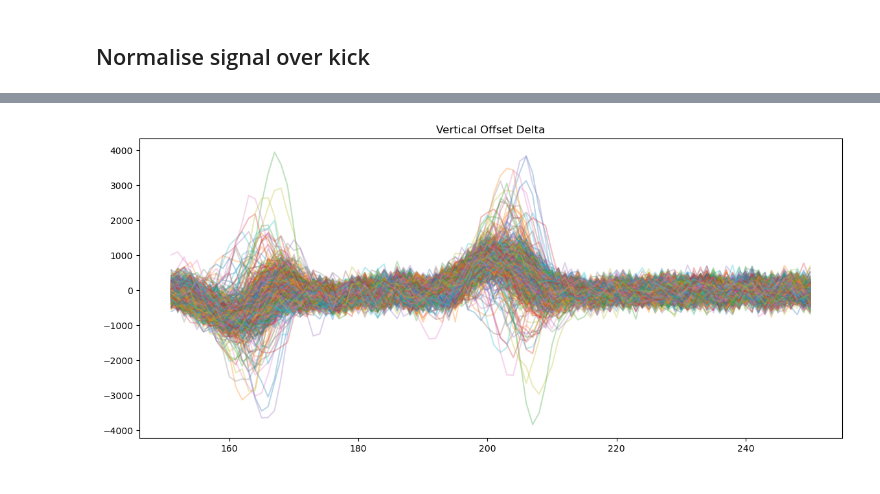
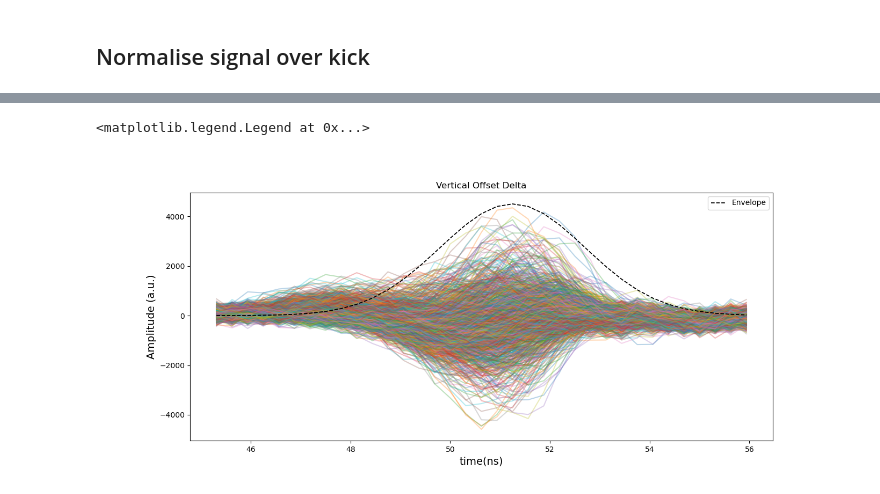
Before and after one commit to frastra2004/SPS_TMCI, a Jupyter notebook: beam_RMS_SPS.ipynb, the cells around one changed output, grey strips where cells are left out. Saved outputs shown, nothing was run; the diff lists cells and outputs as text; code cells hidden in the pictures.

```diff
--- a/beam_RMS_SPS.ipynb
+++ b/beam_RMS_SPS.ipynb
@@ -465,14 +470,24 @@ plt.show()
 offset_vert_delta_split = np.empty((10000,1000))
 for i in range(10000):
     offset_vert_delta_split[i,:] = vert_delta_split[i,:] - emulated
-# %%
-x3= np.linspace(1,1000,1000)
-plt.figure(figsize=(14,6))
-plt.title("Vertical Offset Delta")
-for i in range(1000):
-    plt.plot(x3[150:250],offset_vert_delta_split[i*10,150:250], alpha=0.3)
-# %% [output]
-[figure, removed]
+# %%
+envelope = np.ones(1000)
+envelope_max=[164,5000]
+envelope[envelope_max[0]-4*int(sigma):envelope_max[0]+4*int(sigma)] += 0.9*envelope_max[1] * np.exp(-0.5 * ((np.arange(envelope_max[0]-4*int(sigma), envelope_max[0]+4*int(sigma)) - envelope_max[0]) / sigma) ** 2)
+# %%
+x3= np.linspace(1,1000,1000)
+plt.figure(figsize=(14,6))
+plt.title("Vertical Offset Delta")
+plt.xlabel('time(ns)',fontsize=14)
+plt.ylabel('Amplitude (a.u.)',fontsize=14)
+
+for i in range(500,2000):
+    plt.plot(x4[145:180],offset_vert_delta_split[i,145:180], alpha=0.3)
+plt.plot(x4[145:180],envelope[145:180],'--', color='black', linewidth=1.3, label='Envelope')
+plt.legend()
+# %% [output]
+<matplotlib.legend.Legend at 0x...>
+[figure, added]
 # %%
 import matplotlib.animation as animation
 %matplotlib ipympl
```
Also changed, not shown: parts of 10 cells of this notebook, 7 other files.
